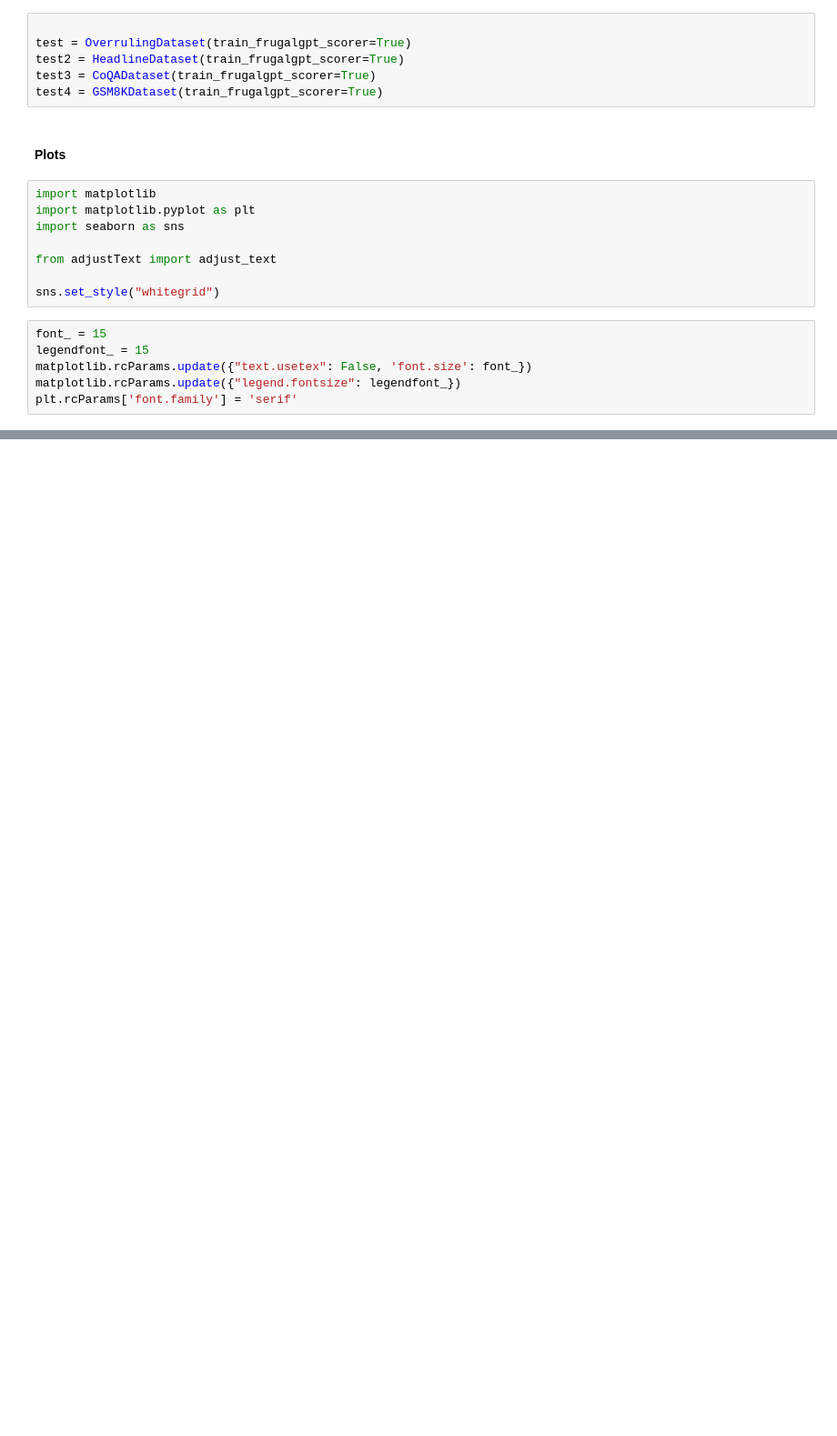
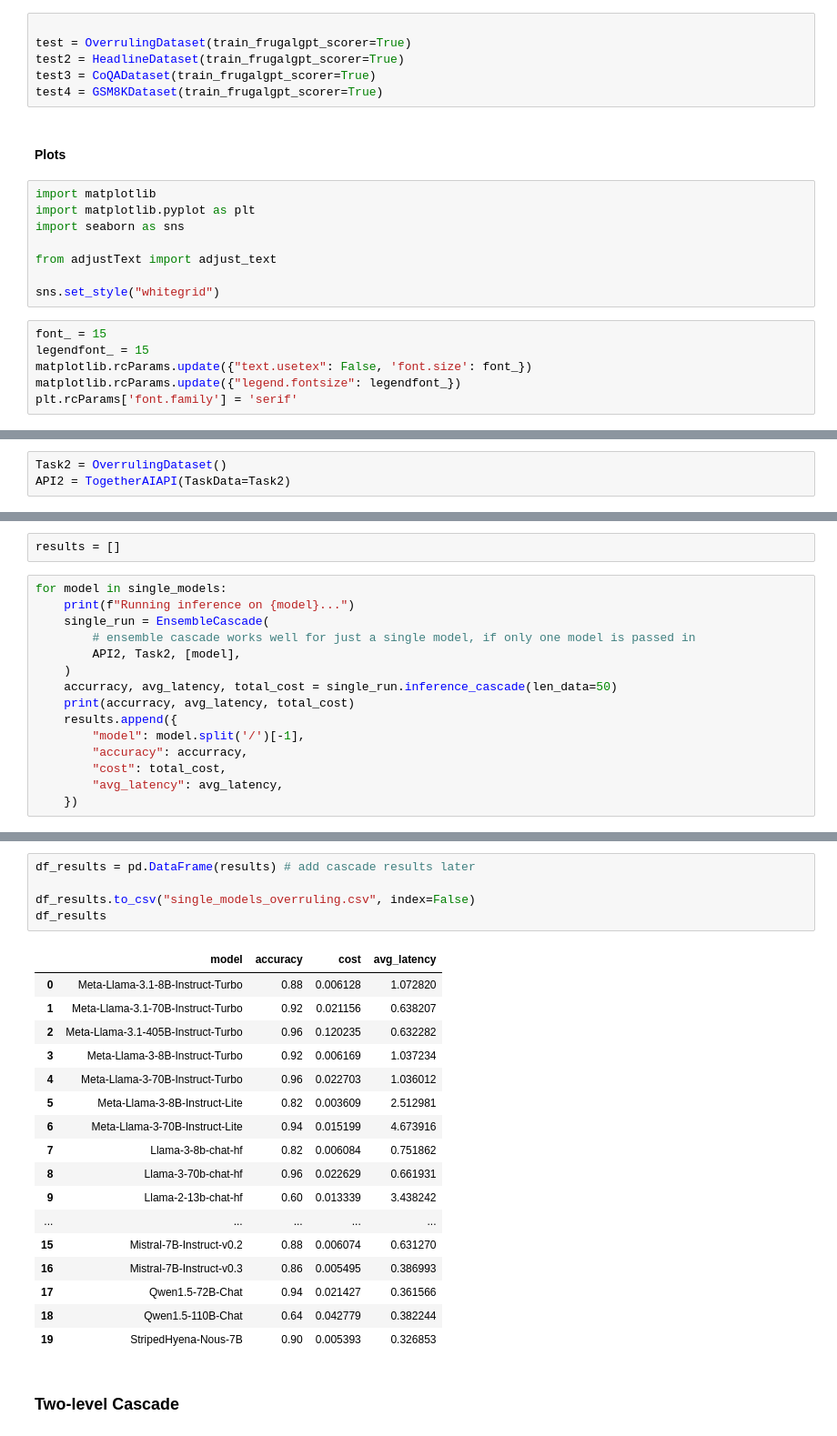
Before and after one commit to stevenkolawole/Agreement-Based-Cascading, a Jupyter notebook: run.ipynb, the cells around one changed output, grey strips where cells are left out. Shown: that part at 91% size. Drawn from its saved outputs; the diff is of its cells as text; blank space fills up the shorter version.

```diff
--- a/run.ipynb
+++ b/run.ipynb
@@ -565,0 +1004,3 @@ plt.show()
+# %%
+Task2 = OverrulingDataset()
+API2 = TogetherAIAPI(TaskData=Task2)
@@ -565,0 +1009,17 @@ plt.show()
+# %%
+results = []
+# %%
+for model in single_models:
+    print(f"Running inference on {model}...")
+    single_run = EnsembleCascade(
+        # ensemble cascade works well for just a single model, if only one model is passed in
+        API2, Task2, [model],
+    )
+    accurracy, avg_latency, total_cost = single_run.inference_cascade(len_data=50)
+    print(accurracy, avg_latency, total_cost)
+    results.append({
+        "model": model.split('/')[-1],
+        "accuracy": accurracy,
+        "cost": total_cost,
+        "avg_latency": avg_latency,
+    })
@@ -565,0 +1044,25 @@ plt.show()
+# %%
+df_results = pd.DataFrame(results) # add cascade results later
+
+df_results.to_csv("single_models_overruling.csv", index=False)
+df_results
+# %% [output]
+|  | model | accuracy | cost | avg_latency |
+| 0 | Meta-Llama-3.1-8B-Instruct-Turbo | 0.88 | 0.006128 | 1.072820 |
+| 1 | Meta-Llama-3.1-70B-Instruct-Turbo | 0.92 | 0.021156 | 0.638207 |
+| 2 | Meta-Llama-3.1-405B-Instruct-Turbo | 0.96 | 0.120235 | 0.632282 |
+| 3 | Meta-Llama-3-8B-Instruct-Turbo | 0.92 | 0.006169 | 1.037234 |
+| 4 | Meta-Llama-3-70B-Instruct-Turbo | 0.96 | 0.022703 | 1.036012 |
+| 5 | Meta-Llama-3-8B-Instruct-Lite | 0.82 | 0.003609 | 2.512981 |
+| 6 | Meta-Llama-3-70B-Instruct-Lite | 0.94 | 0.015199 | 4.673916 |
+| 7 | Llama-3-8b-chat-hf | 0.82 | 0.006084 | 0.751862 |
+| 8 | Llama-3-70b-chat-hf | 0.96 | 0.022629 | 0.661931 |
+| 9 | Llama-2-13b-chat-hf | 0.60 | 0.013339 | 3.438242 |
+| ... | ... | ... | ... | ... |
+| 15 | Mistral-7B-Instruct-v0.2 | 0.88 | 0.006074 | 0.631270 |
+| 16 | Mistral-7B-Instruct-v0.3 | 0.86 | 0.005495 | 0.386993 |
+| 17 | Qwen1.5-72B-Chat | 0.94 | 0.021427 | 0.361566 |
+| 18 | Qwen1.5-110B-Chat | 0.64 | 0.042779 | 0.382244 |
+| 19 | StripedHyena-Nous-7B | 0.90 | 0.005393 | 0.326853 |
+# %% [markdown]
+### Two-level Cascade
```
Also changed, not shown: parts of 98 cells of this notebook, 4 other files.
